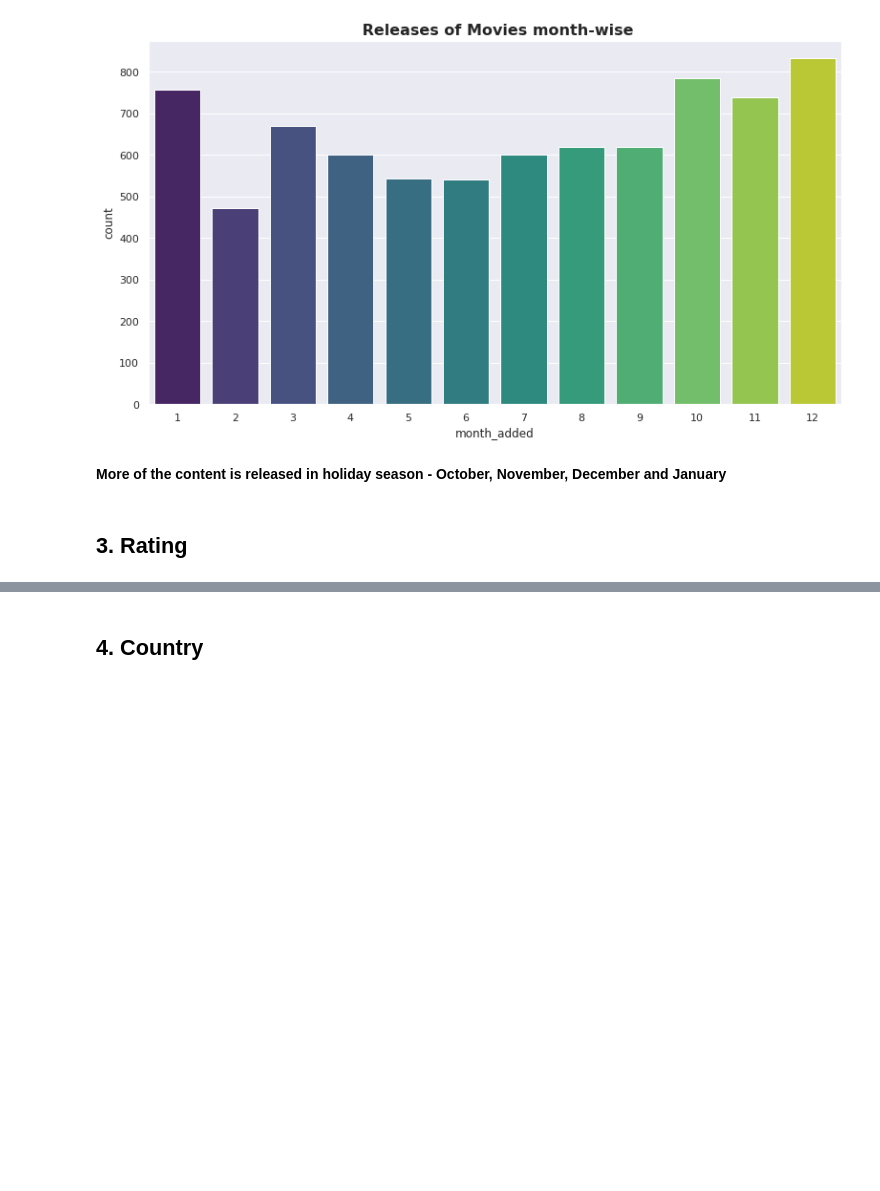
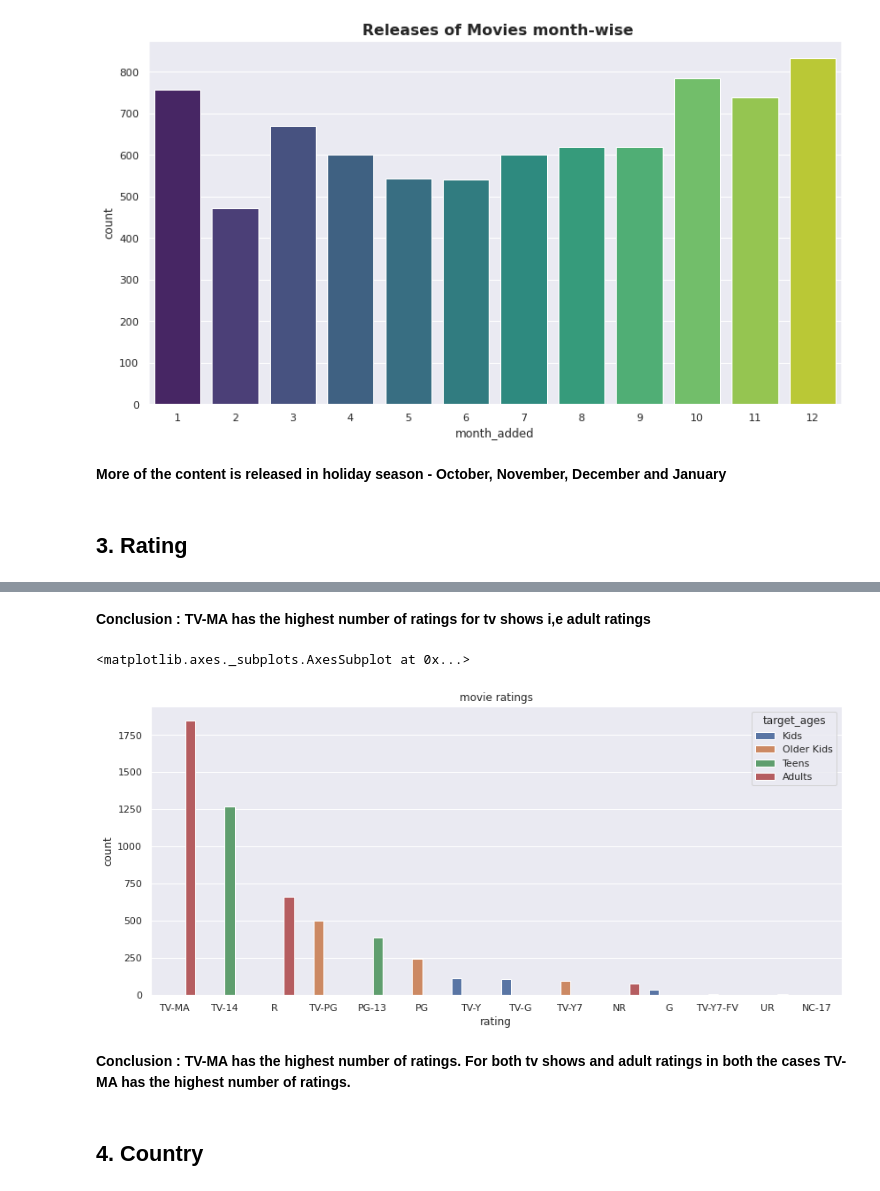
Before and after one commit to kiranahire03/NETFLIX-MOVIES-AND-TV-SHOWS-CLUSTERING, a Jupyter notebook: NETFLIX_MOVIES_AND_TV_SHOWS_CLUSTERING.ipynb, the cells around one changed output, grey strips where cells are left out. Drawn from its saved outputs; the diff is of its cells as text; code cells hidden in the pictures; blank space fills up the shorter version.

```diff
--- a/NETFLIX_MOVIES_AND_TV_SHOWS_CLUSTERING.ipynb
+++ b/NETFLIX_MOVIES_AND_TV_SHOWS_CLUSTERING.ipynb
@@ -304,3 +356,15 @@ plt.show()
+# %% [markdown]
+**Conclusion : TV-MA has the highest number of ratings for tv shows i,e adult ratings**
+# %%
+#Movie Ratings based on Target Age Groups
+plt.figure(figsize=(14,6))
+plt.title('movie ratings')
+sns.countplot(x=movies['rating'],hue=movies['target_ages'],data=movies,order=movies['rating'].value_counts().index)
+# %% [output]
+<matplotlib.axes._subplots.AxesSubplot at 0x...>
+[figure, added]
+# %% [markdown]
+**Conclusion : TV-MA has the highest number of ratings. For both tv shows and adult ratings in both the cases TV-MA has the highest number of ratings.**
 # %% [markdown]
 ## **4. Country**
 # %%
```
Also changed, not shown: parts of 31 cells of this notebook.
